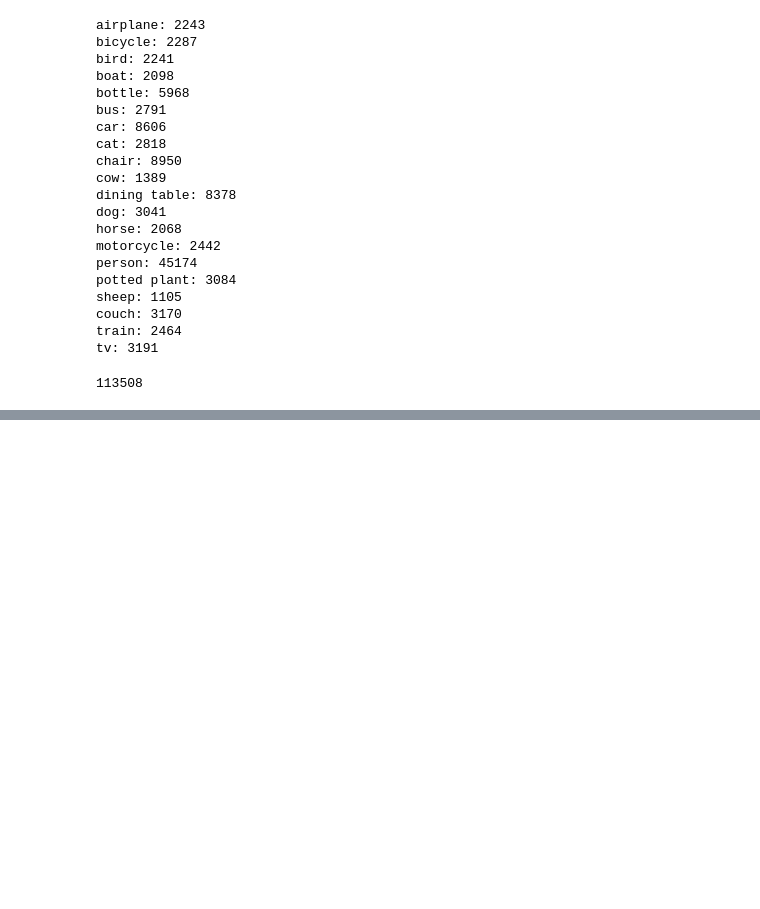
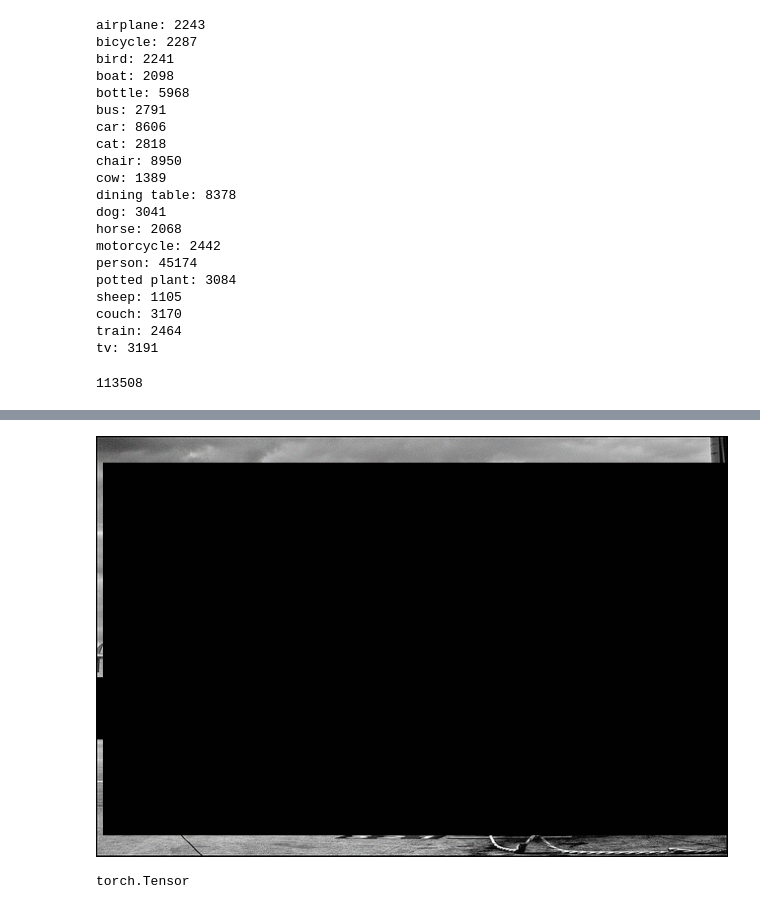
Before and after one commit to euphoria0-0/Neural-Causation-Coefficient, a Jupyter notebook: FeatureExtraction.ipynb, the cells around one changed output, grey strips where cells are left out. Cells and saved outputs as stored; diff of their text form; code cells hidden in the pictures; blank space fills up the shorter version.

```diff
--- a/FeatureExtraction.ipynb
+++ b/FeatureExtraction.ipynb
@@ -230,0 +291,8 @@ torch.Size([1, 2, 4])
+# %%
+contextImg
+# %% [output]
+[figure, added]
+# %%
+type(img)
+# %% [output]
+torch.Tensor
```
Also changed, not shown: parts of 10 cells of this notebook.
